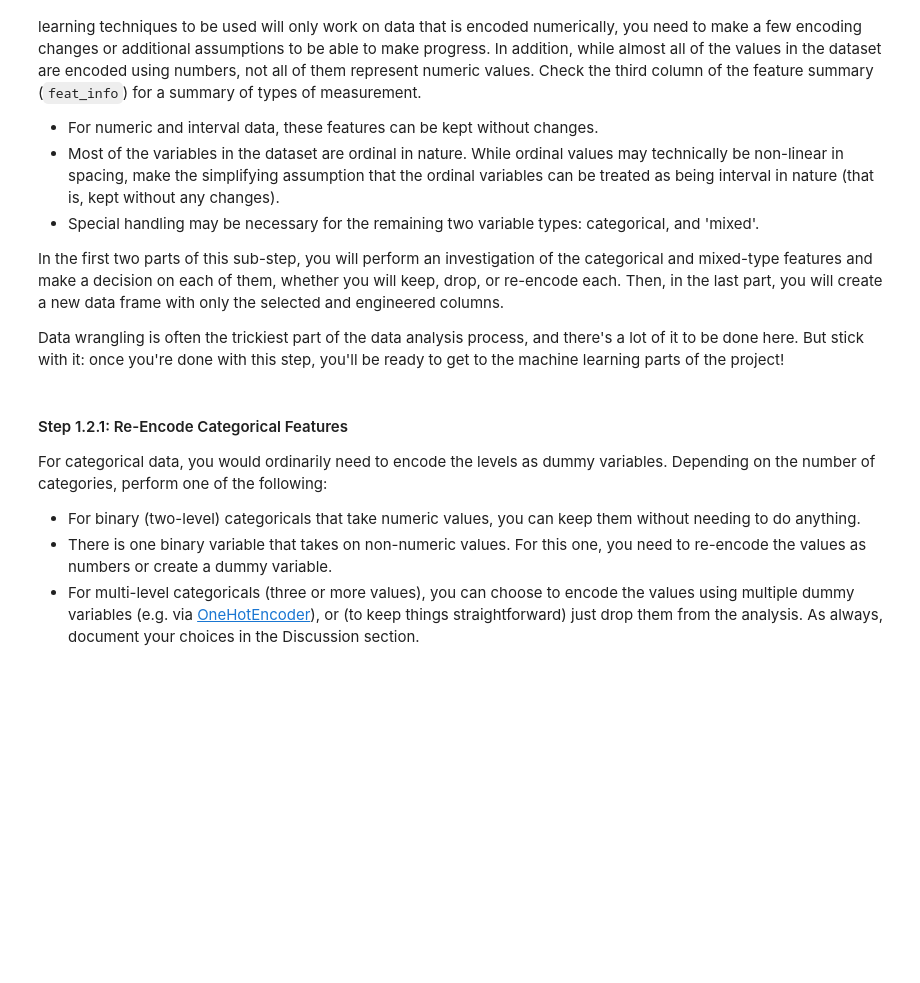
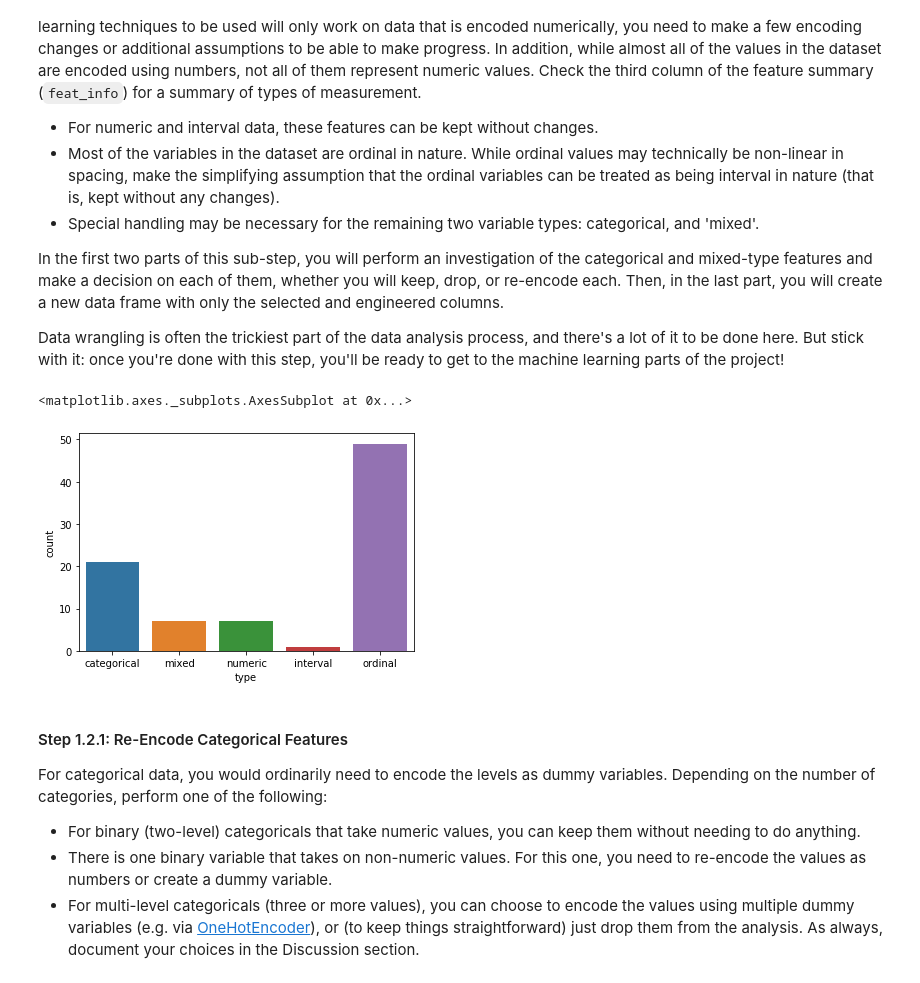
Before and after one commit to rajashekar/Identify_Customer_Segments, a Jupyter notebook: Identify_Customer_Segments.ipynb, the cells around one changed output. Saved outputs shown, nothing was run; the diff lists cells and outputs as text; code cells hidden in the pictures; blank space fills up the shorter version.

```diff
--- a/Identify_Customer_Segments.ipynb
+++ b/Identify_Customer_Segments.ipynb
@@ -383,6 +383,10 @@ In the first two parts of this sub-step, you will perform an investigation of th
 Data wrangling is often the trickiest part of the data analysis process, and there's a lot of it to be done here. But stick with it: once you're done with this step, you'll be ready to get to the machine learning parts of the project!
 # %%
 # How many features are there of each data type?
+sns.countplot(feat_info_ext['type'])
+# %% [output]
+<matplotlib.axes._subplots.AxesSubplot at 0x...>
+[figure, added]
 # %% [markdown]
 #### Step 1.2.1: Re-Encode Categorical Features
 
```
Also changed, not shown: parts of 13 cells of this notebook.
